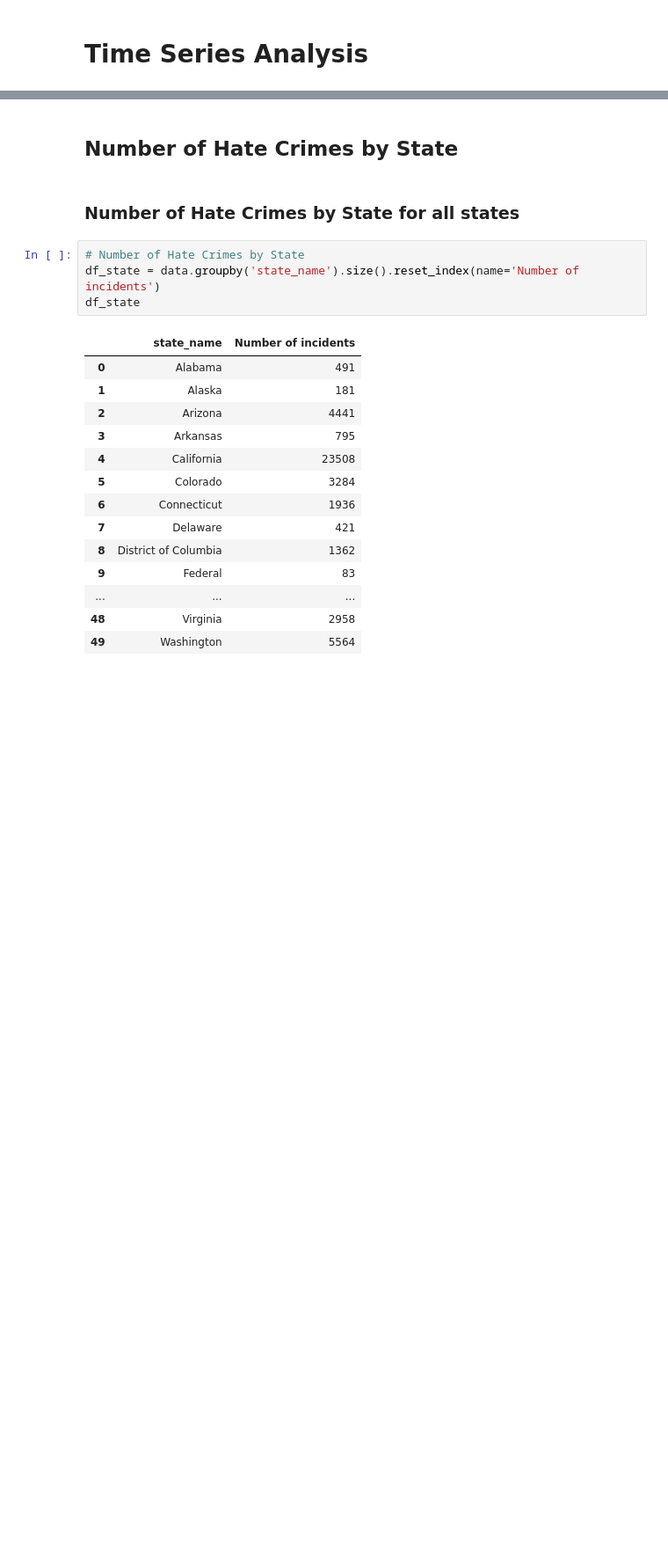
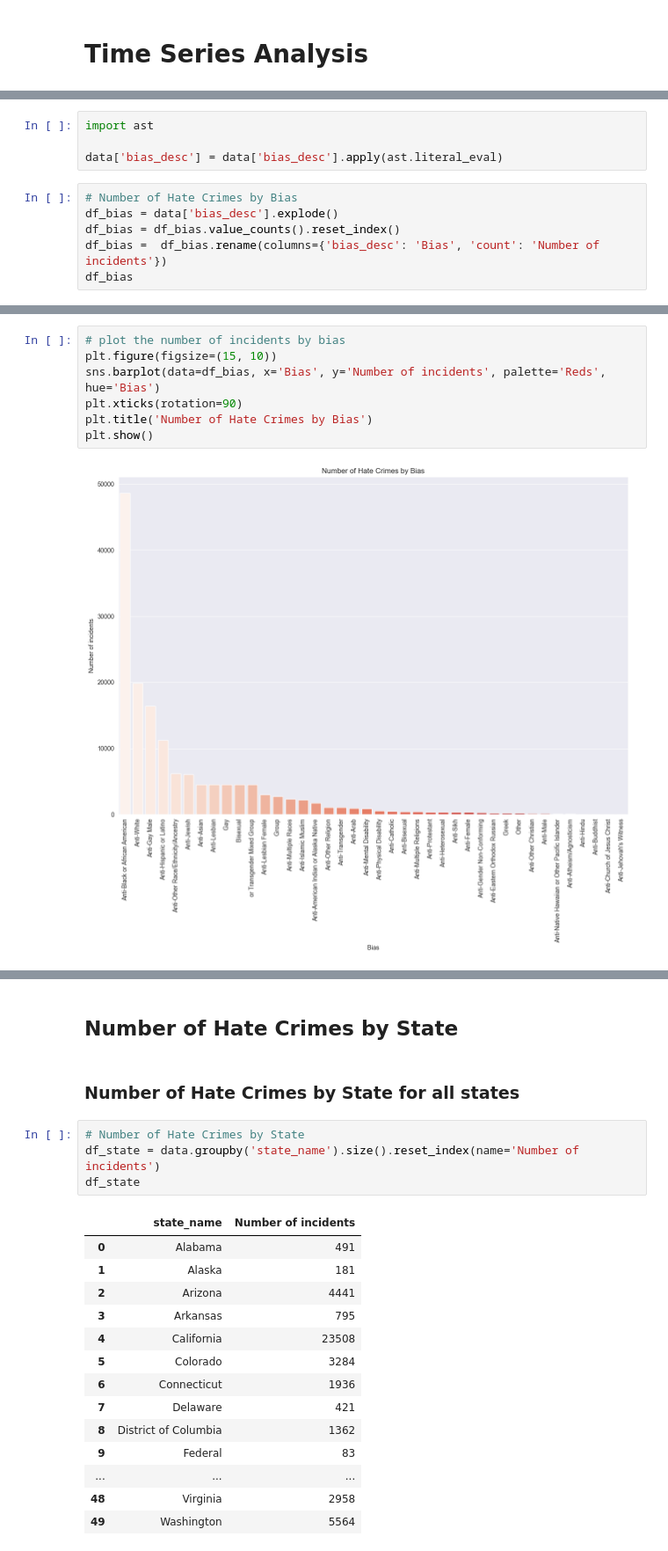
Before and after one commit to UWI-Zess/COMP6940-Project, a Jupyter notebook: models/forecasting_model.ipynb, the cells around one changed output, grey strips where cells are left out. Shown at 88% size. Cells and saved outputs as stored; diff of their text form; blank space fills up the shorter version.

Commit message:
Added trend analysis for the bias desc

```diff
--- a/models/forecasting_model.ipynb
+++ b/models/forecasting_model.ipynb
@@ -65,0 +71,10 @@ data
+# %%
+import ast
+
+data['bias_desc'] = data['bias_desc'].apply(ast.literal_eval)
+# %%
+# Number of Hate Crimes by Bias
+df_bias = data['bias_desc'].explode()
+df_bias = df_bias.value_counts().reset_index()
+df_bias =  df_bias.rename(columns={'bias_desc': 'Bias', 'count': 'Number of incidents'})
+df_bias
@@ -65,0 +99,9 @@ data
+# %%
+# plot the number of incidents by bias
+plt.figure(figsize=(15, 10))
+sns.barplot(data=df_bias, x='Bias', y='Number of incidents', palette='Reds', hue='Bias')
+plt.xticks(rotation=90)
+plt.title('Number of Hate Crimes by Bias')
+plt.show()
+# %% [output]
+[figure, added]
```
Also changed, not shown: parts of 16 cells of this notebook, 1 other file.
